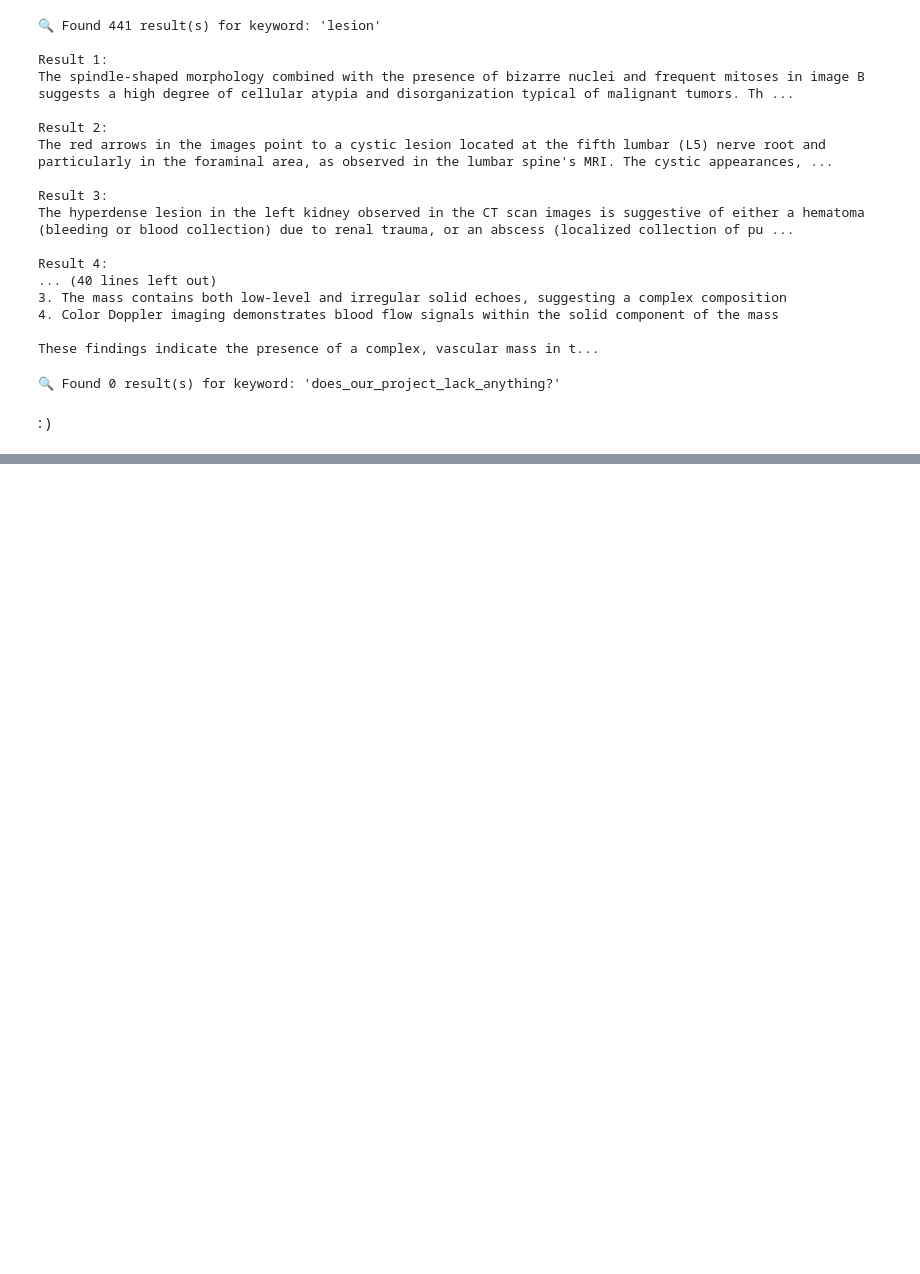
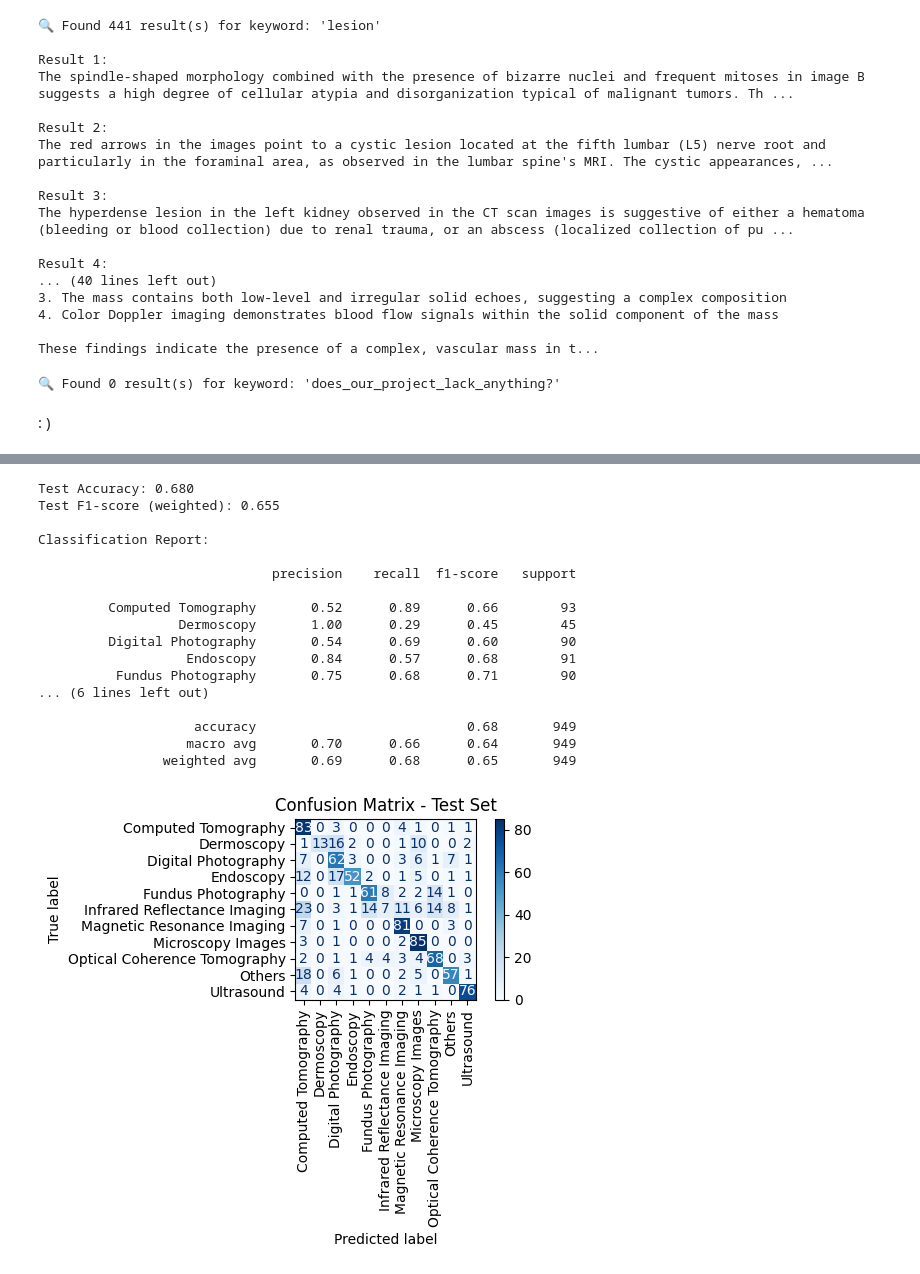
Before and after one commit to Morteza-Kazemi/PubMedVision-NLP-Project, a Jupyter notebook: PubMedVision_NLP_Group_Project.ipynb, the cells around one changed output, grey strips where cells are left out. Cells and saved outputs as stored; diff of their text form; code cells hidden in the pictures; blank space fills up the shorter version.

```diff
--- a/PubMedVision_NLP_Group_Project.ipynb
+++ b/PubMedVision_NLP_Group_Project.ipynb
@@ -1018,0 +3836,19 @@ keyword_search("does_our_project_lack_anything?")
+# %%
+# Apply label encoding (same encoder used for training)
+test_df['modality_label'] = le_modality.transform(test_df['modality'])
+
+# Clean text columns
+for col in ['question', 'answer']:
+    test_df[col] = test_df[col].fillna("").apply(preprocess_text)
+
+
+# Wrap test_df into PubMedDataset
+test_dataset = PubMedDataset(test_df, tokenizer, task='modality')
+
+
+# Run prediction
+test_output = trainer.predict(test_dataset)
+
+# Get predicted and true labels
+test_preds = np.argmax(test_output.predictions, axis=-1)
+test_labels = test_output.label_ids
@@ -1018,0 +3857,39 @@ keyword_search("does_our_project_lack_anything?")
+# %%
+from sklearn.metrics import accuracy_score, f1_score, classification_report, confusion_matrix, ConfusionMatrixDisplay
+
+# Accuracy and F1
+test_accuracy = accuracy_score(test_labels, test_preds)
+test_f1 = f1_score(test_labels, test_preds, average='weighted')
+print(f"Test Accuracy: {test_accuracy:.3f}")
+print(f"Test F1-score (weighted): {test_f1:.3f}")
+
+# Detailed classification report
+print("\nClassification Report:\n")
+print(classification_report(test_labels, test_preds, target_names=le_modality.classes_))
+
+# Confusion Matrix
+cm = confusion_matrix(test_labels, test_preds)
+disp = ConfusionMatrixDisplay(confusion_matrix=cm, display_labels=le_modality.classes_)
+disp.plot(cmap="Blues", xticks_rotation=90)
+plt.title("Confusion Matrix - Test Set")
+plt.tight_layout()
+plt.show()
+# %% [output]
+Test Accuracy: 0.680
+Test F1-score (weighted): 0.655
+
+Classification Report:
+
+                              precision    recall  f1-score   support
+
+         Computed Tomography       0.52      0.89      0.66        93
+                  Dermoscopy       1.00      0.29      0.45        45
+         Digital Photography       0.54      0.69      0.60        90
+                   Endoscopy       0.84      0.57      0.68        91
+          Fundus Photography       0.75      0.68      0.71        90
+... (6 lines left out)
+
+                    accuracy                           0.68       949
+                   macro avg       0.70      0.66      0.64       949
+                weighted avg       0.69      0.68      0.65       949
+[figure, added]
```
Also changed, not shown: parts of 217 cells of this notebook.
